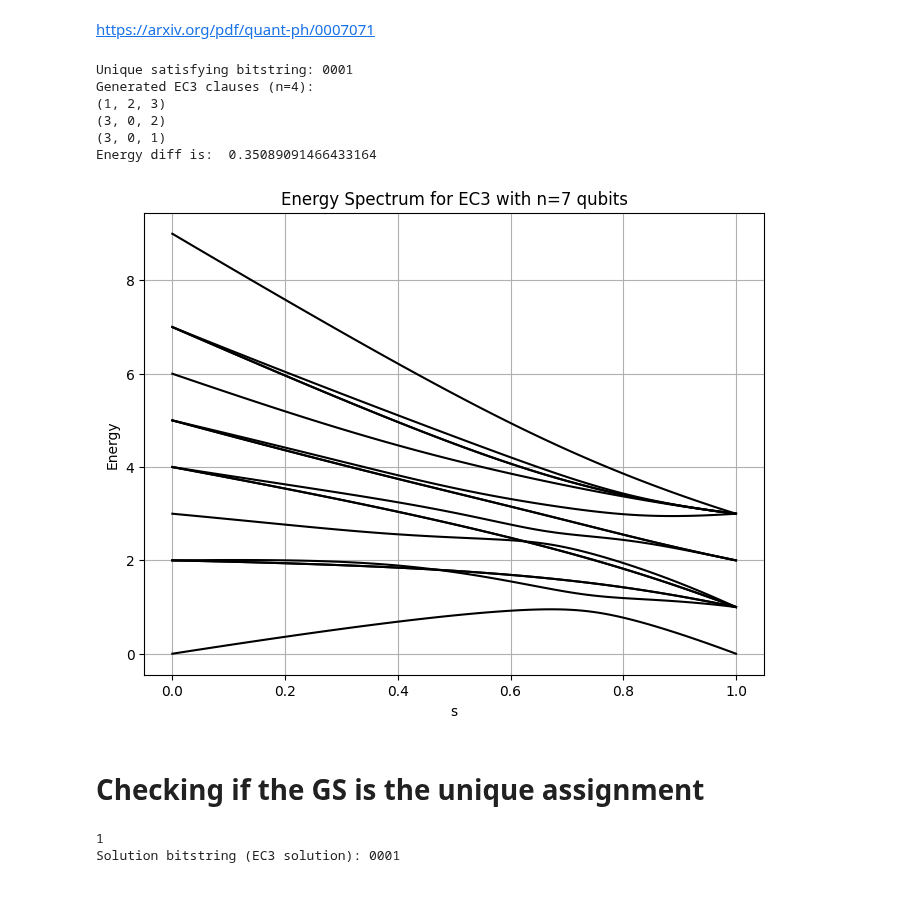
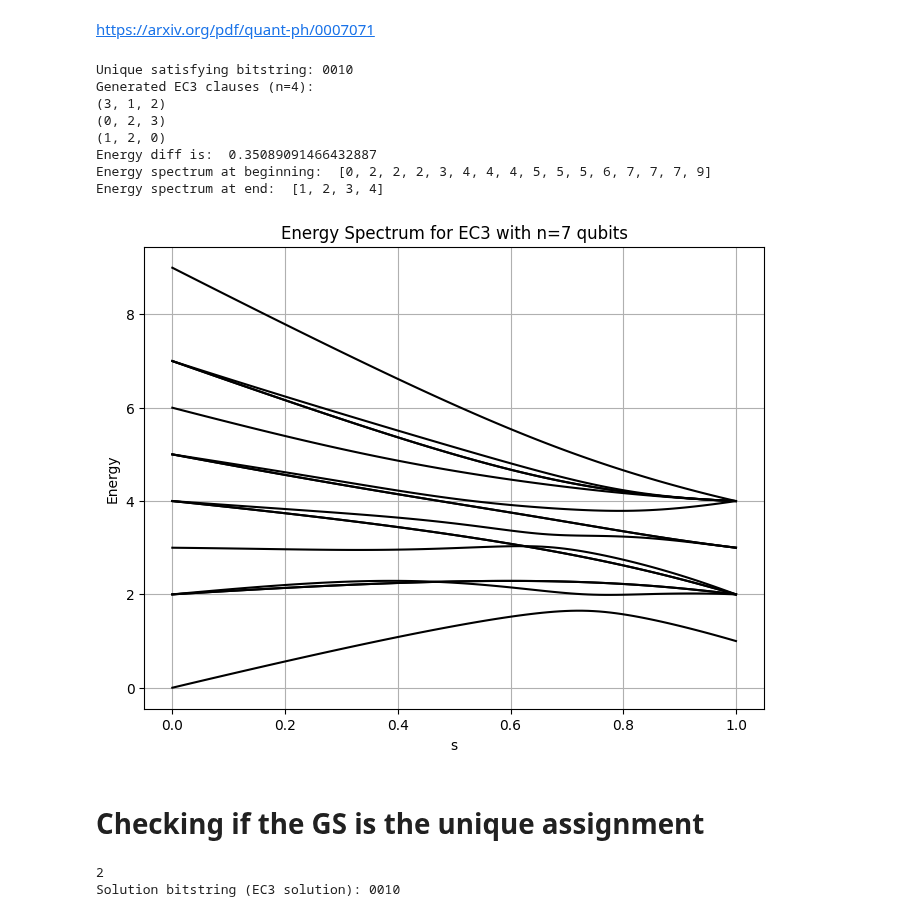
Before and after one commit to chenscheimq/QEC, a Jupyter notebook: EC3/EC3_q.ipynb, the cells around one changed output. Drawn from its saved outputs; the diff is of its cells as text; code cells hidden in the pictures.

Commit message:
Updating - 4qubit - after

```diff
--- a/EC3/EC3_q.ipynb
+++ b/EC3/EC3_q.ipynb
@@ -140,7 +140,7 @@ def cost_function(z, clauses):
 
 # Problem Hamiltonian H_P
 def H_P(clauses):
-    H_p = 0
+    H_p = qeye(2**n_qubits)
     for z in range(2**n_qubits):
         state = basis(2**n_qubits, z)
 
@@ -160,39 +160,45 @@ Hb = Qobj(Hb.data, dims=Hp.dims)
 
 energy_diff = None
 # Calculate the energy spectrum
 energy_spectrum = []
 for s in s_values:
     H = H_t(s, Hp, Hb)
     energies = H.eigenenergies()
     energy_spectrum.append(energies)
 
     eg_inst = energies[1] - energies[0]
     if not energy_diff:
         energy_diff = eg_inst
     if energy_diff > eg_inst:
         energy_diff = eg_inst
 
 print("Energy diff is: ", energy_diff)
 
 energy_spectrum = np.array(energy_spectrum)
 # Plot the energy spectrum
 plt.figure(figsize=(8, 6))
 for i in range(2**n_qubits):
     plt.plot(s_values, energy_spectrum[:, i], color='black')
 
+print("Energy spectrum at beginning: ", [int(np.round(i)) for i in energy_spectrum[0]])
+print("Energy spectrum at end: ", [int(np.round(i)) for i in set(energy_spectrum[-1])])
+
+
 plt.xlabel('s')
 plt.ylabel('Energy')
 plt.title('Energy Spectrum for EC3 with n=7 qubits')
 plt.grid(True)
 plt.show()
 # %% [output]
-Unique satisfying bitstring: 0001
+Unique satisfying bitstring: 0010
 Generated EC3 clauses (n=4):
-(1, 2, 3)
-(3, 0, 2)
-(3, 0, 1)
-Energy diff is:  0.35089091466433164
+(3, 1, 2)
+(0, 2, 3)
+(1, 2, 0)
+Energy diff is:  0.35089091466432887
+Energy spectrum at beginning:  [0, 2, 2, 2, 3, 4, 4, 4, 5, 5, 5, 6, 7, 7, 7, 9]
+Energy spectrum at end:  [1, 2, 3, 4]
-[figure, old version]
+[figure, new version]
 # %% [markdown]
 # Checking if the GS is the unique assignment
 # %%
@@ -203,7 +209,6 @@ initial_gs = eigenstates_initial[0]
 eigenvalues_final, eigenstates_final = Hp.eigenstates()
 final_gs = eigenstates_final[0]
 
-
 omega_ba = eigenvalues_final[0] - eigenvalues_initial[0]
 
 solution_bitstring_index = np.argmax(np.abs(final_gs.full()))
@@ -212,8 +217,8 @@ solution_bitstring = f"{solution_bitstring_index:0{n_qubits}b}"
 
 print(f"Solution bitstring (EC3 solution): {solution_bitstring}")
 # %% [output]
-1
-Solution bitstring (EC3 solution): 0001
+2
+Solution bitstring (EC3 solution): 0010
 # %%
 def bose_einstein_distribution(energy_diff, temperature):
     if temperature == 0:
```
Also changed, not shown: parts of 2 cells of this notebook.
